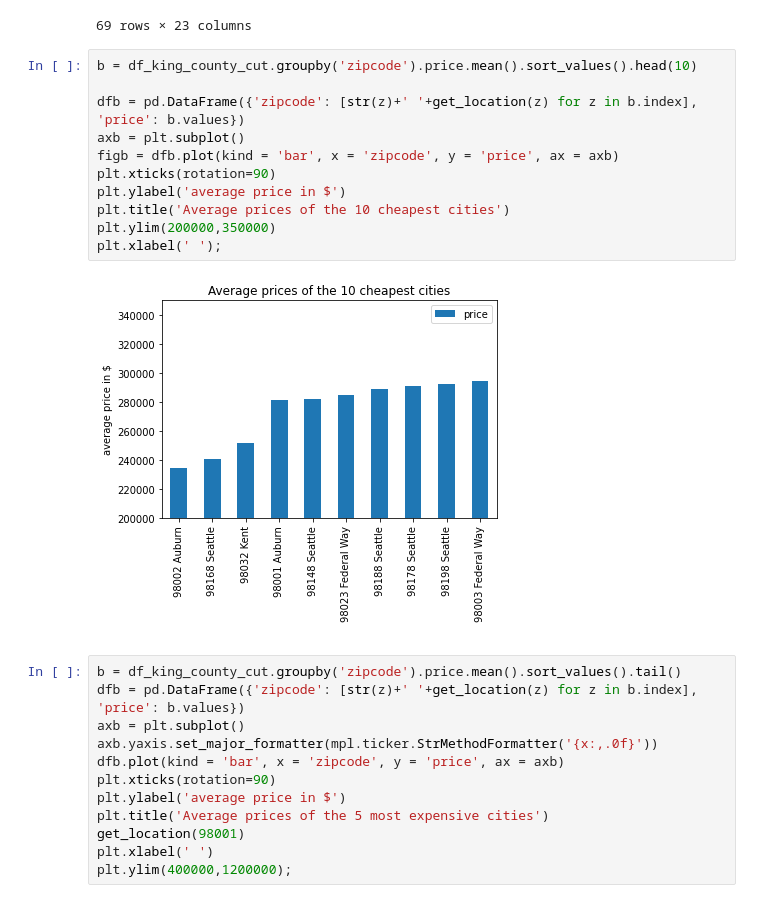
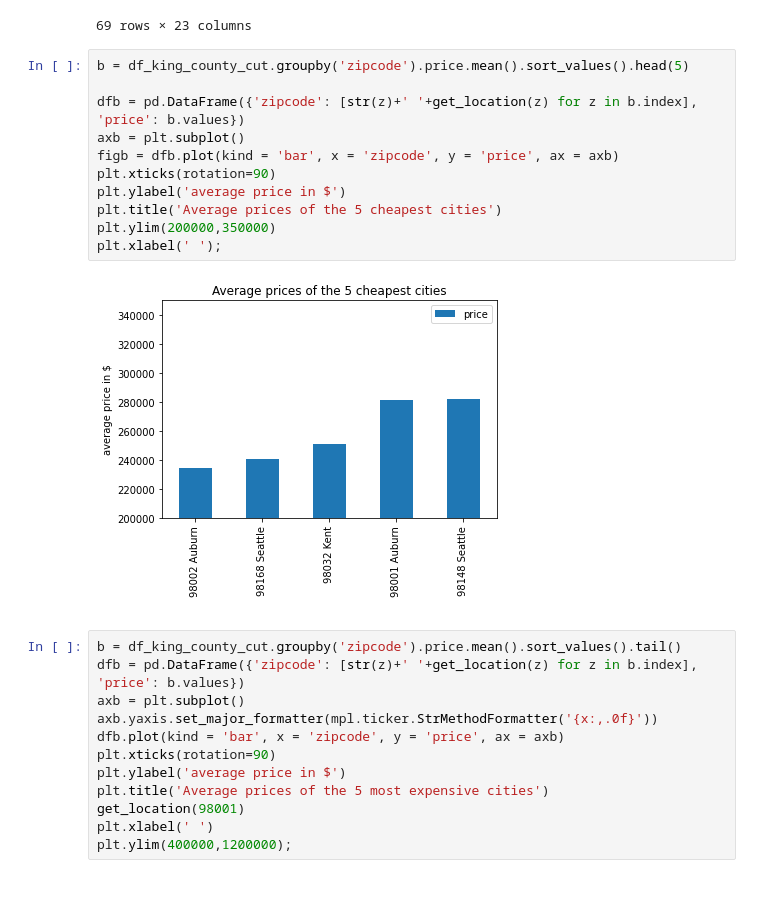
Before and after one commit to christine-berlin/house_price_predictions, a Jupyter notebook: notebooks/EDA.ipynb, the cells around one changed output. Cells and saved outputs as stored; diff of their text form.

```diff
--- a/notebooks/EDA.ipynb
+++ b/notebooks/EDA.ipynb
@@ -563,18 +563,18 @@ df_king_county_cut.groupby('zipcode').count()
 | 98199 | 176 | 176 | 176 | 176 | 176 | 176 | 176 | 176 | 176 | 176 | ... |
 69 rows × 23 columns
 # %%
-b = df_king_county_cut.groupby('zipcode').price.mean().sort_values().head(10)
+b = df_king_county_cut.groupby('zipcode').price.mean().sort_values().head(5)
 
 dfb = pd.DataFrame({'zipcode': [str(z)+' '+get_location(z) for z in b.index], 'price': b.values})
 axb = plt.subplot()
 figb = dfb.plot(kind = 'bar', x = 'zipcode', y = 'price', ax = axb)
 plt.xticks(rotation=90)
 plt.ylabel('average price in $')
-plt.title('Average prices of the 10 cheapest cities')
+plt.title('Average prices of the 5 cheapest cities')
 plt.ylim(200000,350000)
 plt.xlabel(' ');
 # %% [output]
-[figure, old version]
+[figure, new version]
 # %%
 b = df_king_county_cut.groupby('zipcode').price.mean().sort_values().tail()
 dfb = pd.DataFrame({'zipcode': [str(z)+' '+get_location(z) for z in b.index],  'price': b.values})
```
Also changed, not shown: parts of 14 cells of this notebook.
